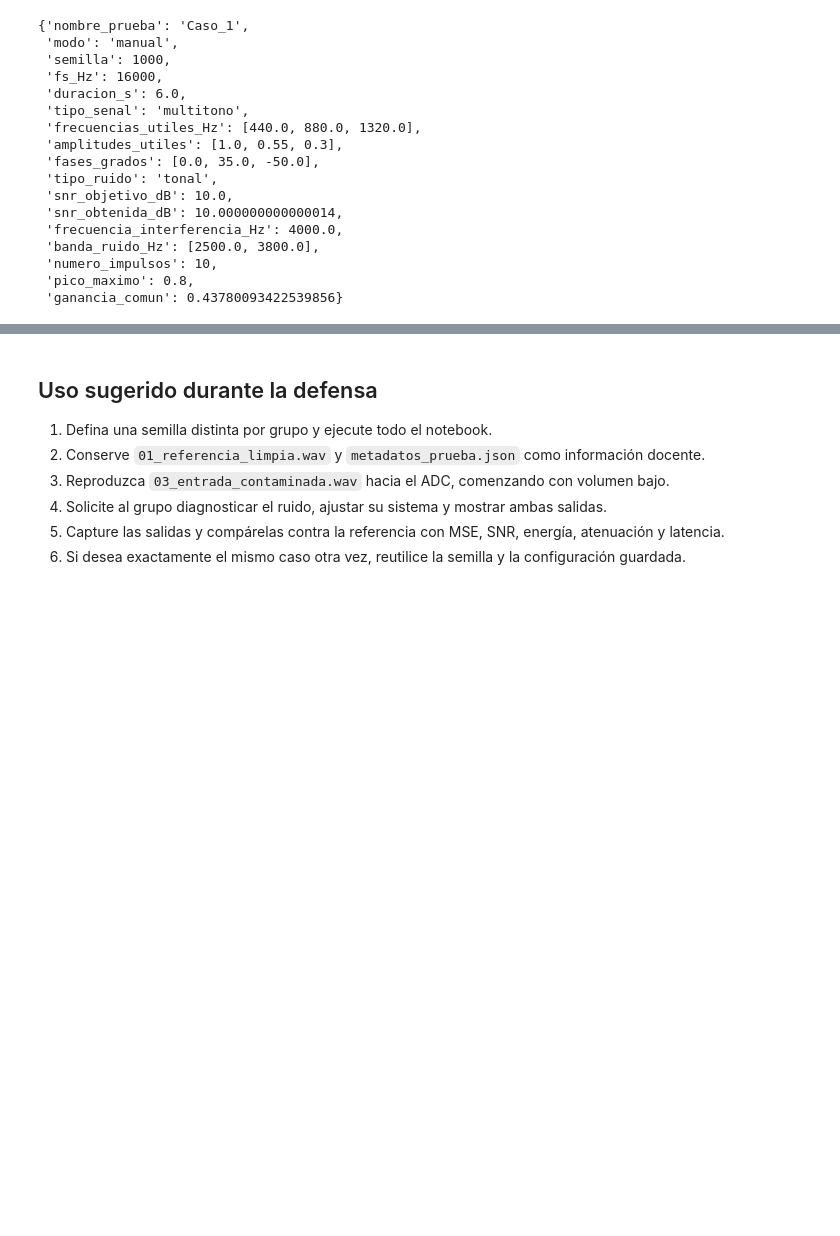
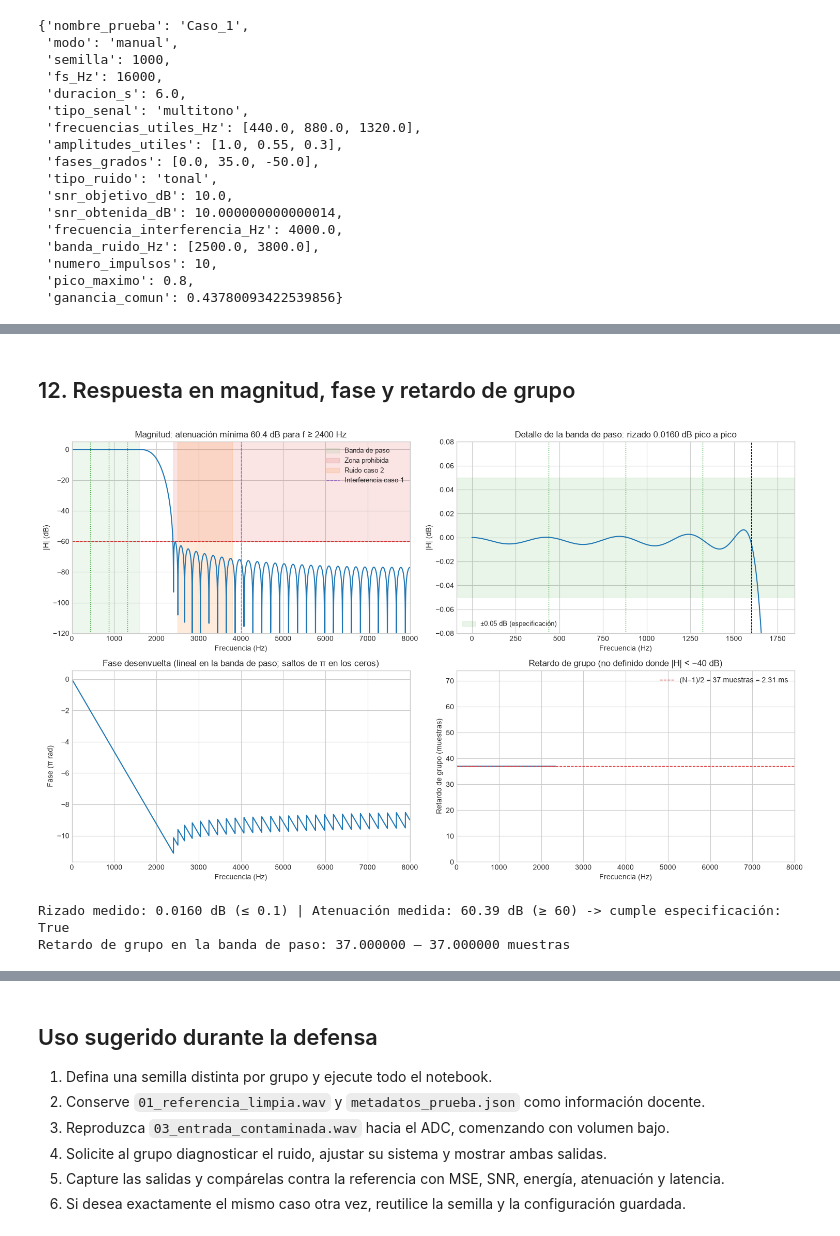
Before and after one commit to TamaraCM06/tcajiao_asm_2026_s2, a Jupyter notebook: proyecto_1_grupal/tarea1_grupo1/notebook.ipynb, the cells around one changed output, grey strips where cells are left out. Saved outputs shown, nothing was run; the diff lists cells and outputs as text; code cells hidden in the pictures; blank space fills up the shorter version.

```diff
--- a/proyecto_1_grupal/tarea1_grupo1/notebook.ipynb
+++ b/proyecto_1_grupal/tarea1_grupo1/notebook.ipynb
@@ -264,0 +455,51 @@ Muestras en: resultados/muestras/caso_1_muestras.csv | Figura en: resultados/fig
+# %% [markdown]
+## 12. Respuesta en magnitud, fase y retardo de grupo
+# %%
+f, H, mag_db, fase, gd = ft.respuesta_frecuencia(b_fir, 1.0, FS)
+rizado, atenuacion = ft.medir_especificacion(b_fir, 1.0, FS, F_PASO, F_RECHAZO)
+
+fig, axs = plt.subplots(2, 2, figsize=(15, 9))
+ax = axs[0, 0]
+ax.plot(f, mag_db)
+ax.axvspan(0, F_PASO, color='C2', alpha=.08, label='Banda de paso')
+ax.fill_between([F_RECHAZO, FS/2], -ATENUACION_MIN_DB, 10, color='C3', alpha=.12, label='Zona prohibida')
+ax.axhline(-ATENUACION_MIN_DB, color='C3', ls='--', lw=1)
+for fu in CASOS[0]['frecuencias_utiles_Hz']: ax.axvline(fu, color='C2', ls=':', lw=1)
+ax.axvspan(*CASOS[1]['banda_ruido_Hz'], color='C1', alpha=.15, label='Ruido caso 2')
+ax.axvline(CASOS[0]['frecuencia_interferencia_Hz'], color='C4', ls='--', lw=1, label='Interferencia caso 1')
+ax.set(xlim=(0, FS/2), ylim=(-120, 5), xlabel='Frecuencia (Hz)', ylabel='|H| (dB)',
+       title=f'Magnitud: atenuación mínima {atenuacion:.1f} dB para f ≥ {F_RECHAZO:.0f} Hz')
+ax.legend(loc='upper right', fontsize=9)
+
+ax = axs[0, 1]
+sel = f <= F_PASO*1.1
+ax.plot(f[sel], mag_db[sel])
+ax.axhspan(-RIZADO_MAX_DB/2, RIZADO_MAX_DB/2, color='C2', alpha=.1, label='±0.05 dB (especificación)')
+for fu in CASOS[0]['frecuencias_utiles_Hz']: ax.axvline(fu, color='C2', ls=':', lw=1)
+ax.axvline(F_PASO, color='k', ls='--', lw=.8)
+ax.set(ylim=(-0.08, 0.08), xlabel='Frecuencia (Hz)', ylabel='|H| (dB)',
+       title=f'Detalle de la banda de paso: rizado {rizado:.4f} dB pico a pico')
+ax.legend(loc='lower left', fontsize=9)
+
+ax = axs[1, 0]
+ax.plot(f, fase/np.pi)
+ax.set(xlim=(0, FS/2), xlabel='Frecuencia (Hz)', ylabel='Fase (π rad)',
+       title='Fase desenvuelta (lineal en la banda de paso; saltos de π en los ceros)')
+
+ax = axs[1, 1]
+ax.plot(f, gd)
+ax.axhline(RETARDO, color='C3', ls='--', lw=1, label=f'(N−1)/2 = {RETARDO} muestras = {1000*RETARDO/FS:.2f} ms')
+ax.set(xlim=(0, FS/2), ylim=(0, 2*RETARDO), xlabel='Frecuencia (Hz)', ylabel='Retardo de grupo (muestras)',
+       title='Retardo de grupo (no definido donde |H| < −40 dB)')
+ax.legend(loc='upper right')
+fig.tight_layout(); fig.savefig(DIR_FIGURAS/'fir_respuesta_frecuencia.png'); plt.show()
+
+cumple = rizado <= RIZADO_MAX_DB and atenuacion >= ATENUACION_MIN_DB
+print(f'Rizado medido: {rizado:.4f} dB (≤ {RIZADO_MAX_DB}) | Atenuación medida: {atenuacion:.2f} dB '
+      f'(≥ {ATENUACION_MIN_DB:.0f}) -> cumple especificación: {cumple}')
+gd_paso = gd[f <= F_PASO]
+print(f'Retardo de grupo en la banda de paso: {np.nanmin(gd_paso):.6f} – {np.nanmax(gd_paso):.6f} muestras')
+# %% [output]
+[figure, added]
+Rizado medido: 0.0160 dB (≤ 0.1) | Atenuación medida: 60.39 dB (≥ 60) -> cumple especificación: True
+Retardo de grupo en la banda de paso: 37.000000 – 37.000000 muestras
```
Also changed, not shown: parts of 20 cells of this notebook, 12 other files.
